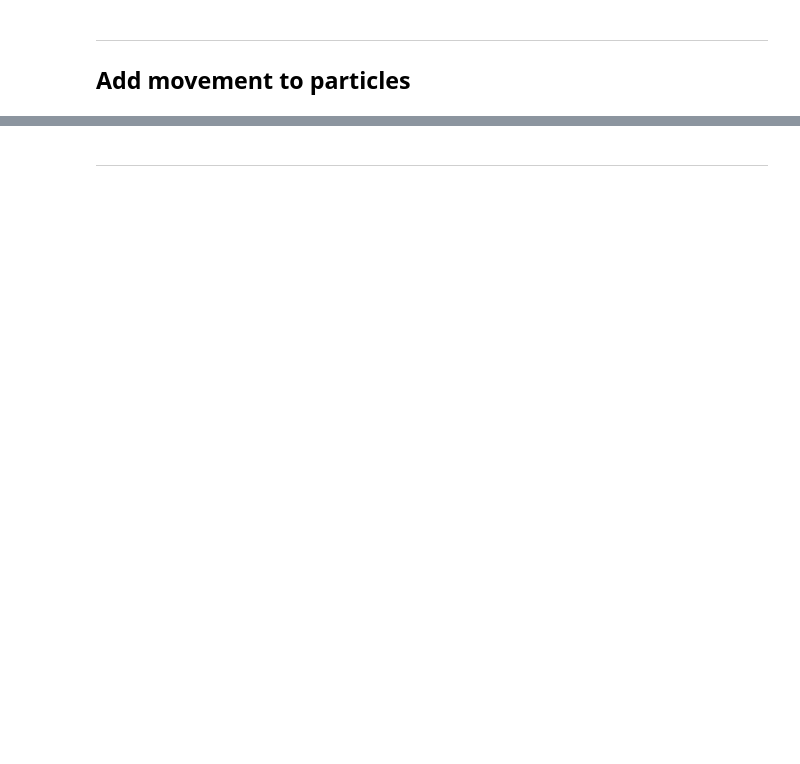
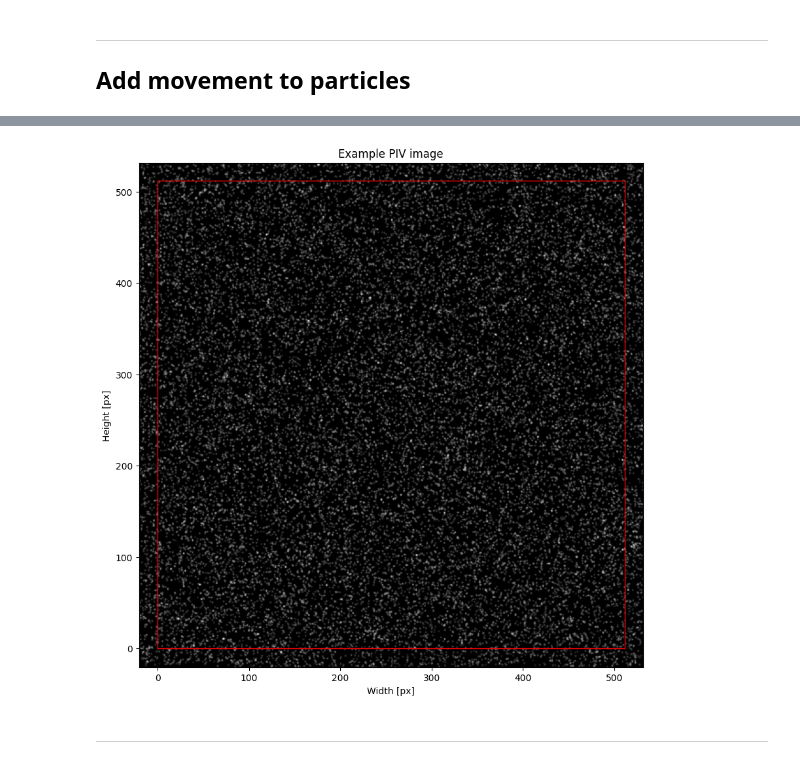
Before and after one commit to kamilazdybal/pykitPIV, a Jupyter notebook: jupyter-notebooks/debugging.ipynb, the cells around one changed output, grey strips where cells are left out. Saved outputs shown, nothing was run; the diff lists cells and outputs as text; code cells hidden in the pictures; blank space fills up the shorter version.

```diff
--- a/jupyter-notebooks/debugging.ipynb
+++ b/jupyter-notebooks/debugging.ipynb
@@ -188,2 +212,14 @@ plt.scatter(motion.particle_coordinates_I2[0][1], motion.particle_coordinates_I2
+# %%
+image.plot(0,
+           instance=2,
+           with_buffer=True,
+           xlabel='Width [px]',
+           ylabel='Height [px]',
+           title='Example PIV image',
+           cmap='Greys_r',
+           figsize=(10,10),
+           filename='example-image_I2.png');
+# %% [output]
+[figure, added]
 # %% [markdown]
 ***
```
Also changed, not shown: parts of 14 cells of this notebook, 1 other file.
